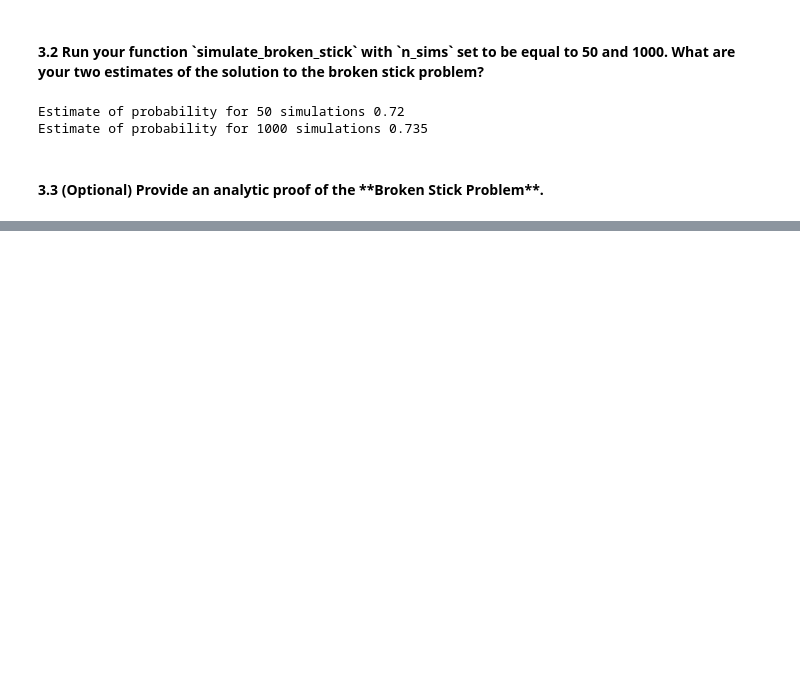
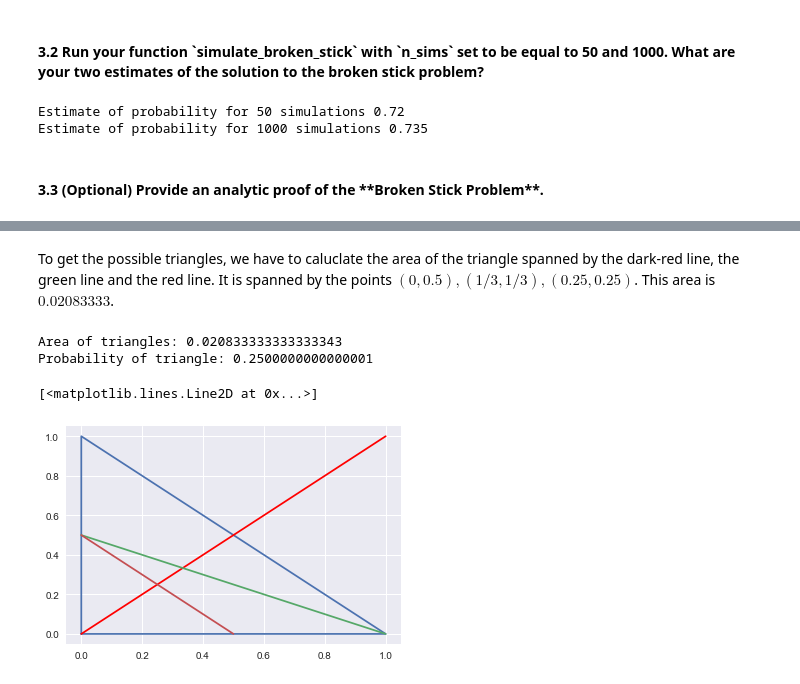
Before and after one commit to NOllAl/AM207HW, a Jupyter notebook: hw1/AM207_HW1_alex.ipynb, the cells around one changed output, grey strips where cells are left out. Cells and saved outputs as stored; diff of their text form; code cells hidden in the pictures; blank space fills up the shorter version.

```diff
--- a/hw1/AM207_HW1_alex.ipynb
+++ b/hw1/AM207_HW1_alex.ipynb
@@ -321,0 +344,24 @@ The projection $\pi: \mathbb R ^ 3 \rightarrow \mathbb R ^ 2, (x, y, z) \mapsto
+# %% [markdown]
+To get the possible triangles, we have to caluclate the area of the triangle spanned by the dark-red line, the green line and the red line. It is spanned by the points $(0, 0.5), (1/3, 1/3), (0.25, 0.25)$. This area is $0.02083333$.
+# %%
+l1 = np.sqrt(1 / 3 ** 2 + (0.5 - 1 / 3) ** 2)
+l2 = np.sqrt((1 / 3 - 0.25) ** 2 + (0.25 - 1/3) ** 2)
+l3 = np.sqrt(0.25 ** 2 + 0.25 ** 2)
+p = (l1 + l2 + l3) / 2
+A = np.sqrt(p * (p - l1) * (p - l2) * (p - l3))
+print("Area of triangles: {}".format(A))
+print("Probability of triangle: {}".format(A * 12))
+# %% [output]
+Area of triangles: 0.020833333333333343
+Probability of triangle: 0.2500000000000001
+# %%
+fig = plt.figure()
+ax = fig.add_subplot(111)
+
+plt.plot([0, 1, 0, 0], [0, 0, 1, 0])
+plt.plot([0, 1], [0, 1], 'r')
+plt.plot([0, 1], [0.5, 0])
+plt.plot([0, 0.5], [0.5, 0])
+# %% [output]
+[<matplotlib.lines.Line2D at 0x...>]
+[figure, added]
```
Also changed, not shown: parts of 5 cells of this notebook.
